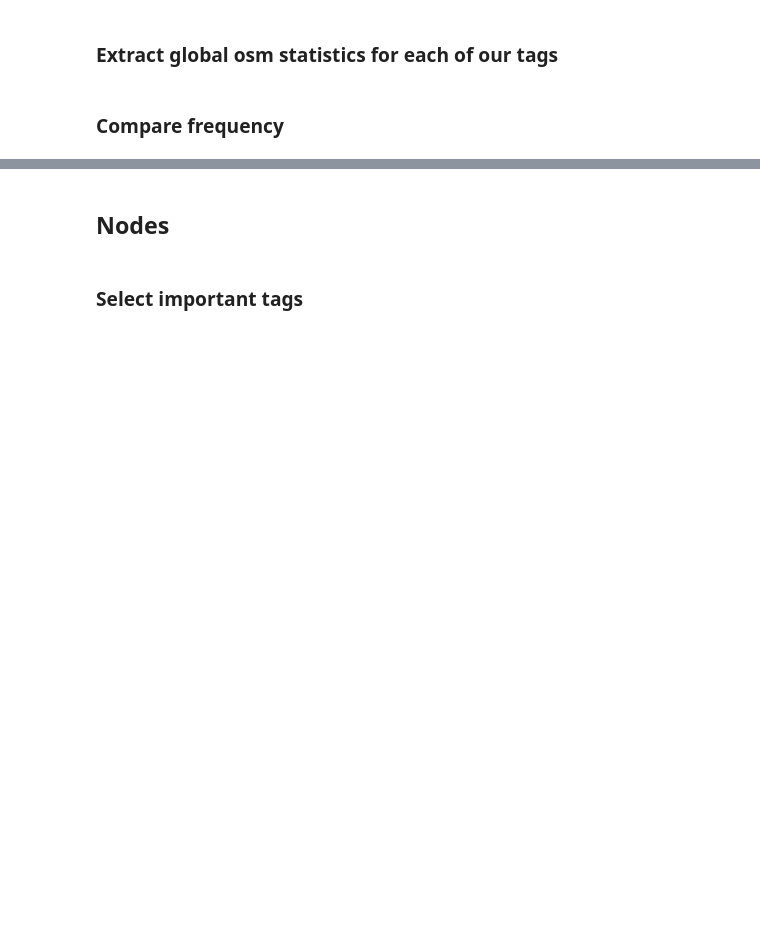
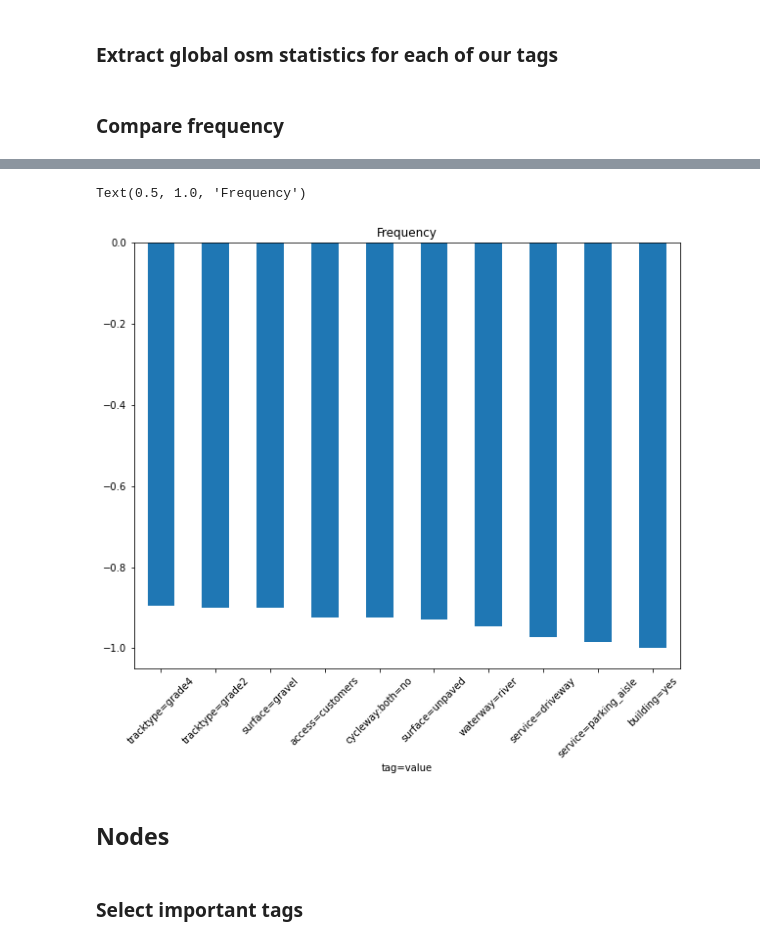
Before and after one commit to IgrecL/national-roads, a Jupyter notebook: utils/Selected_nodes_analysis.ipynb, the cells around one changed output, grey strips where cells are left out. Cells and saved outputs as stored; diff of their text form; code cells hidden in the pictures; blank space fills up the shorter version.

```diff
--- a/utils/Selected_nodes_analysis.ipynb
+++ b/utils/Selected_nodes_analysis.ipynb
@@ -175,3 +175,13 @@ plt.show()
+# %%
+sort_ways.iloc[-10:].plot(y="relative error", kind="bar", figsize=(10,8), rot=45 )
+plt.xlabel('tag=value')
+plt.ylabel('')
+plt.title('Frequency')
+
+#plt.savefig('Image/Negative_freq_tags.png')
+# %% [output]
+Text(0.5, 1.0, 'Frequency')
+[figure, added]
 # %% [markdown]
 ## Nodes
 # %% [markdown]
```
Also changed, not shown: parts of 23 cells of this notebook, 1 other file.
